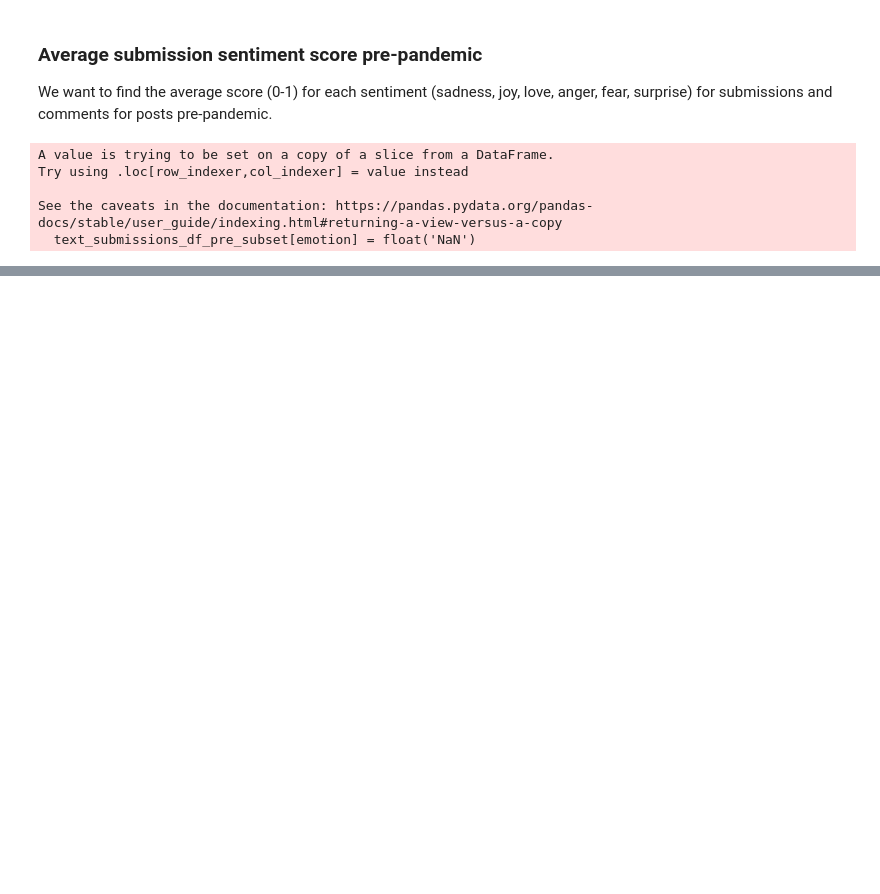
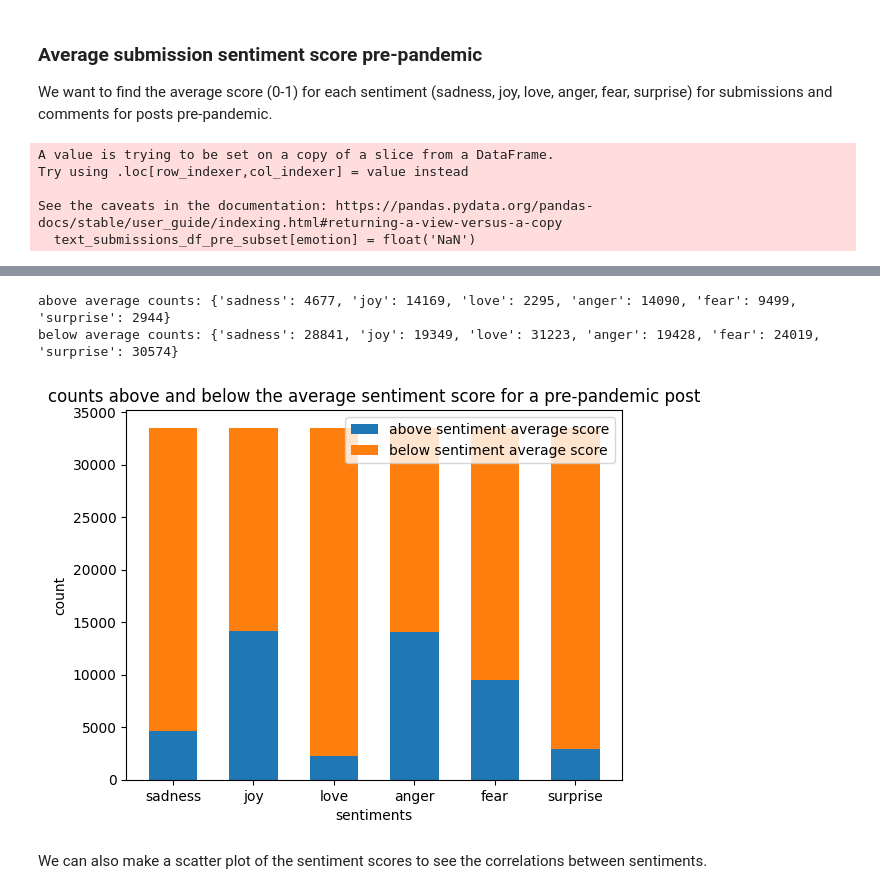
Before and after one commit to avaove/d25-project, a Jupyter notebook: d25-proj.ipynb, the cells around one changed output, grey strips where cells are left out. Drawn from its saved outputs; the diff is of its cells as text; code cells hidden in the pictures; blank space fills up the shorter version.

Commit message:
added first frequency dist visual

```diff
--- a/d25-proj.ipynb
+++ b/d25-proj.ipynb
@@ -200,0 +228,6 @@ average surprise score: 0.0106453003270222
+# %%
+# average of the 5% of the titles of all posts pre-pandemic
+emotion_to_avg_score = {}
+for e in emotions:
+  emotion_to_avg_score[e] = text_submissions_df_pre_subset[e].mean()
+  print(f"average {e} score: {emotion_to_avg_score[e]}")
@@ -200,0 +249,32 @@ average surprise score: 0.0106453003270222
+# %%
+# store counts of submissions that have below and above the average sentiment scores
+above_avg, below_avg = {}, {}
+submissions_subset = text_submissions_df_pre_subset
+
+for e in emotions:
+    avg_emotion_score = emotion_to_avg_score[e]
+
+    above_count = submissions_subset[e][submissions_subset[e] > avg_emotion_score].count()
+    below_count = submissions_subset[e][submissions_subset[e] < avg_emotion_score].count()
+
+    above_avg[e] = above_count
+    below_avg[e] = below_count
+
+print('above average counts:', above_avg)
+print('below average counts:', below_avg)
+# %% [output]
+above average counts: {'sadness': 4677, 'joy': 14169, 'love': 2295, 'anger': 14090, 'fear': 9499, 'surprise': 2944}
+below average counts: {'sadness': 28841, 'joy': 19349, 'love': 31223, 'anger': 19428, 'fear': 24019, 'surprise': 30574}
+# %%
+plt.bar(above_avg.keys(), above_avg.values(), label='above sentiment average score', width=.6)
+plt.bar(below_avg.keys(), below_avg.values(), bottom=list(above_avg.values()), label='below sentiment average score', width=.6)
+
+plt.xlabel('sentiments')
+plt.ylabel('count')
+plt.title('counts above and below the average sentiment score for a pre-pandemic post')
+plt.legend()
+plt.show()
+# %% [output]
+[figure, added]
+# %% [markdown]
+We can also make a scatter plot of the sentiment scores to see the correlations between sentiments.
```
Also changed, not shown: parts of 30 cells of this notebook.
